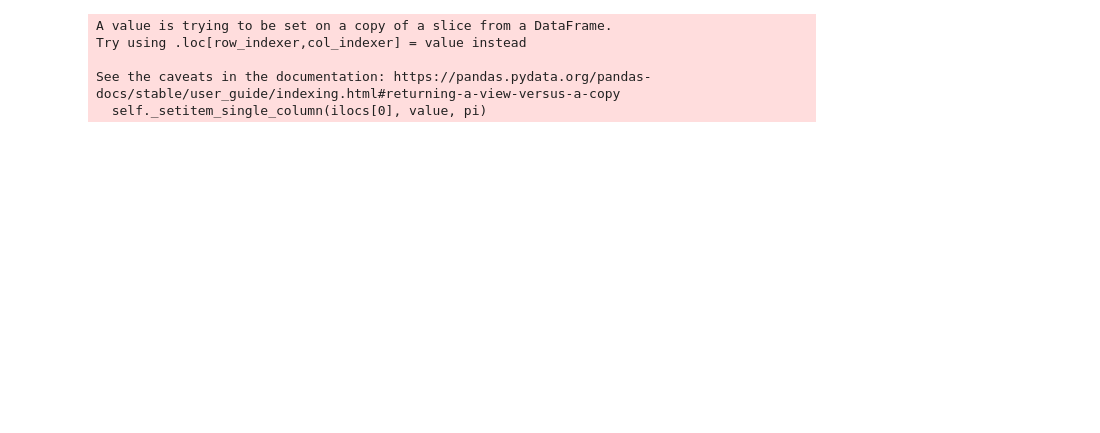
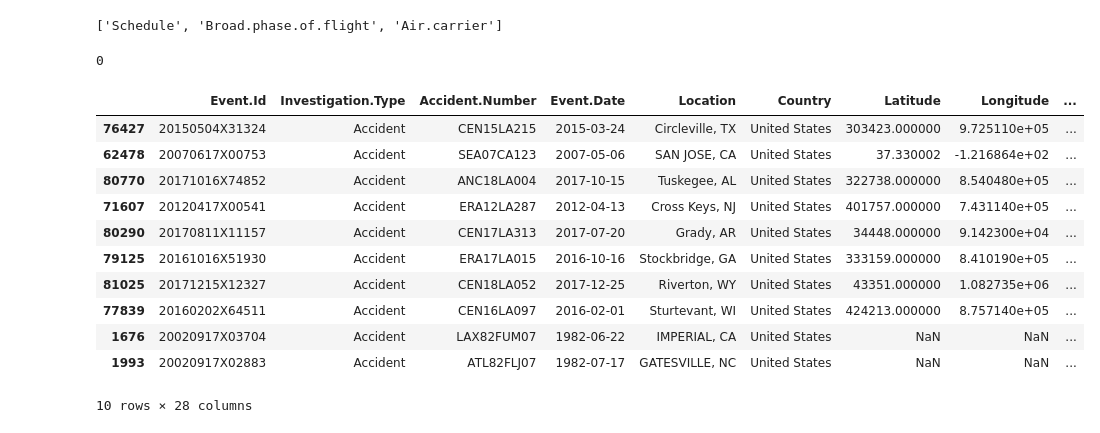
Before and after one commit to billywkim/Air_Travel_Analysis, a Jupyter notebook: Aviation_Weather/Aviation_Weather.ipynb, the cells around one changed output. Saved outputs shown, nothing was run; the diff lists cells and outputs as text; code cells hidden in the pictures; blank space fills up the shorter version.

```diff
--- a/Aviation_Weather/Aviation_Weather.ipynb
+++ b/Aviation_Weather/Aviation_Weather.ipynb
@@ -77,11 +96,37 @@ filtered_df.shape
+# %%
+# Drop columns with 35% missing values or more
+dfb = filtered_df.copy()
+cols_to_drop = list(pct_missing_df[pct_missing_df['Missing'] > 0.35].index)
+dfb.drop(columns = cols_to_drop, axis =1, inplace = True, errors = 'coerce')
+print(cols_to_drop)
+# %% [output]
+['Schedule', 'Broad.phase.of.flight', 'Air.carrier']
+# %%
+# Check for duplicate rows
+print(dfb.duplicated().sum())
+# %% [output]
+0
 # %%
-# Change dates to datetime
+# Change dates to datetime remove Cardinal point abb. from lat and lon
 
-filtered_df.loc[:,'Event.Date'] = pd.to_datetime(filtered_df['Event.Date'])
-filtered_df.loc[:,'Publication.Date'] = pd.to_datetime(filtered_df['Publication.Date'])
+dfb.loc[:,'Event.Date'] = pd.to_datetime(dfb['Event.Date'])
+dfb.loc[:,'Publication.Date'] = pd.to_datetime(dfb['Publication.Date'])
+dfb.loc[:, 'Latitude'] = dfb['Latitude'].str.replace('N|S', '', regex = True)
+dfb.loc[:,'Latitude'] = pd.to_numeric(dfb['Latitude'], downcast='float')
+dfb.loc[:,'Longitude'] = dfb['Longitude'].str.replace('W|E','', regex= True)
+dfb.loc[:,'Longitude'] = pd.to_numeric(dfb['Longitude'], downcast='float')
-# %% [output]
-A value is trying to be set on a copy of a slice from a DataFrame.
-Try using .loc[row_indexer,col_indexer] = value instead
-
-See the caveats in the documentation: https://pandas.pydata.org/pandas-docs/stable/user_guide/indexing.html#returning-a-view-versus-a-copy
-  self._setitem_single_column(ilocs[0], value, pi)
+# %%
+dfb.sample(10)
+# %% [output]
+|  | Event.Id | Investigation.Type | Accident.Number | Event.Date | Location | Country | Latitude | Longitude | ... |
+| 76427 | 20150504X31324 | Accident | CEN15LA215 | 2015-03-24 | Circleville, TX | United States | 303423.000000 | 9.725110e+05 | ... |
+| 62478 | 20070617X00753 | Accident | SEA07CA123 | 2007-05-06 | SAN JOSE, CA | United States | 37.330002 | -1.216864e+02 | ... |
+| 80770 | 20171016X74852 | Accident | ANC18LA004 | 2017-10-15 | Tuskegee, AL | United States | 322738.000000 | 8.540480e+05 | ... |
+| 71607 | 20120417X00541 | Accident | ERA12LA287 | 2012-04-13 | Cross Keys, NJ | United States | 401757.000000 | 7.431140e+05 | ... |
+| 80290 | 20170811X11157 | Accident | CEN17LA313 | 2017-07-20 | Grady, AR | United States | 34448.000000 | 9.142300e+04 | ... |
+| 79125 | 20161016X51930 | Accident | ERA17LA015 | 2016-10-16 | Stockbridge, GA | United States | 333159.000000 | 8.410190e+05 | ... |
+| 81025 | 20171215X12327 | Accident | CEN18LA052 | 2017-12-25 | Riverton, WY | United States | 43351.000000 | 1.082735e+06 | ... |
+| 77839 | 20160202X64511 | Accident | CEN16LA097 | 2016-02-01 | Sturtevant, WI | United States | 424213.000000 | 8.757140e+05 | ... |
+| 1676 | 20020917X03704 | Accident | LAX82FUM07 | 1982-06-22 | IMPERIAL, CA | United States | NaN | NaN | ... |
+| 1993 | 20020917X02883 | Accident | ATL82FLJ07 | 1982-07-17 | GATESVILLE, NC | United States | NaN | NaN | ... |
+10 rows × 28 columns
```
Also changed, not shown: parts of 40 cells of this notebook.
